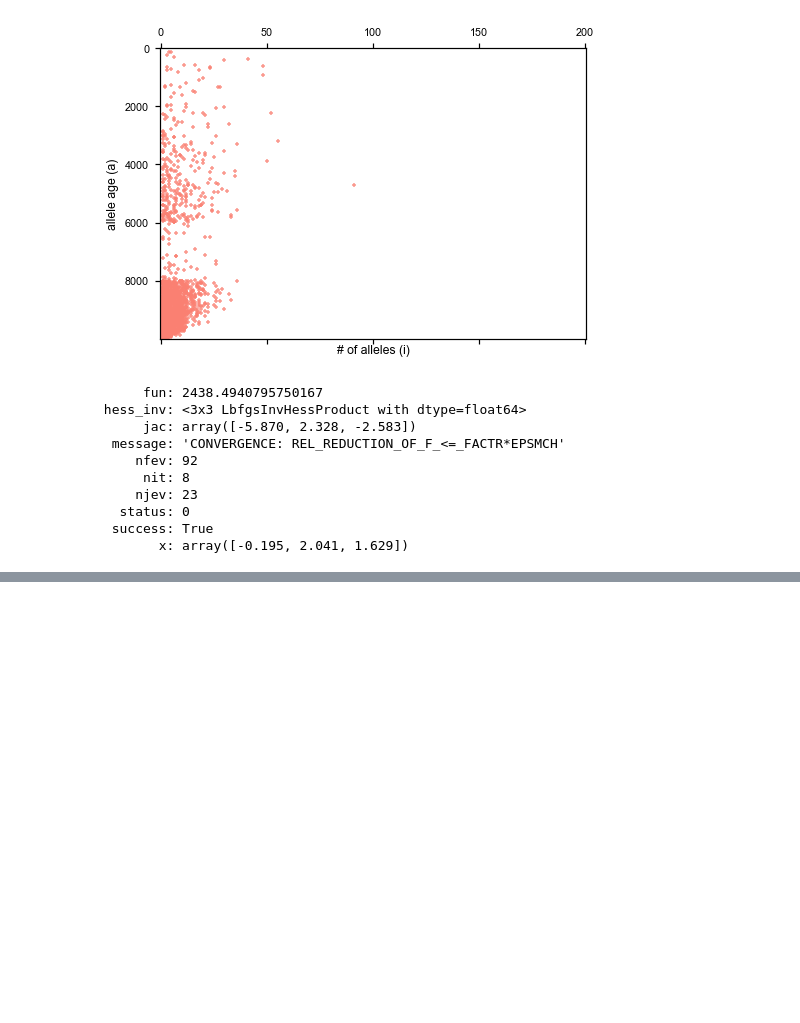
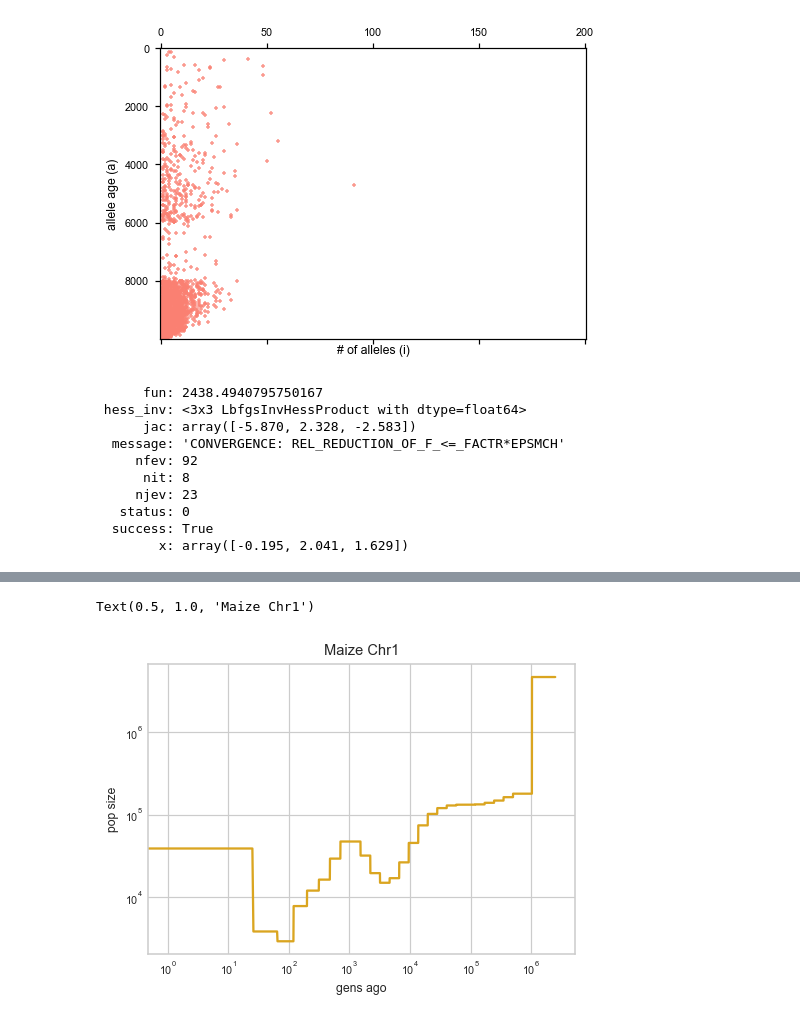
Before and after one commit to VivaswatS/selCoefEst, a Jupyter notebook: TE-analysis.ipynb, the cells around one changed output, grey strips where cells are left out. Saved outputs shown, nothing was run; the diff lists cells and outputs as text; code cells hidden in the pictures; blank space fills up the shorter version.

```diff
--- a/TE-analysis.ipynb
+++ b/TE-analysis.ipynb
@@ -200,0 +233,18 @@ ERROR! Session/line number was not unique in database. History logging moved to
+# %%
+# tedata = pd.read_csv("TEstuff/te_ages_eightfams_nonascertained.txt",sep='\t',header=0)
+
+# dem=pd.read_csv("TEstuff/nam.1.noouts.final.txt",delimiter='\t')
+
+# demogen = np.zeros(int(2.5e6))
+# for i in range(30):
+#     if i==29:
+#         endpt = len(demogen)
+#     else:
+#         endpt = dem['right_time_boundary'][i]/3.2e-8
+#         print(endpt)
+#     demogen[range(int(dem['left_time_boundary'][i]/3.2e-8),int(endpt))] = (1/dem['lambda'][i])/6.4e-8
+
+plt.plot(demogen,'goldenrod'); plt.loglog(); plt.xlabel('gens ago'); plt.ylabel('pop size'); plt.title('Maize Chr1')
+# %% [output]
+Text(0.5, 1.0, 'Maize Chr1')
+[figure, added]
```
Also changed, not shown: parts of 9 cells of this notebook, 3 other files.
